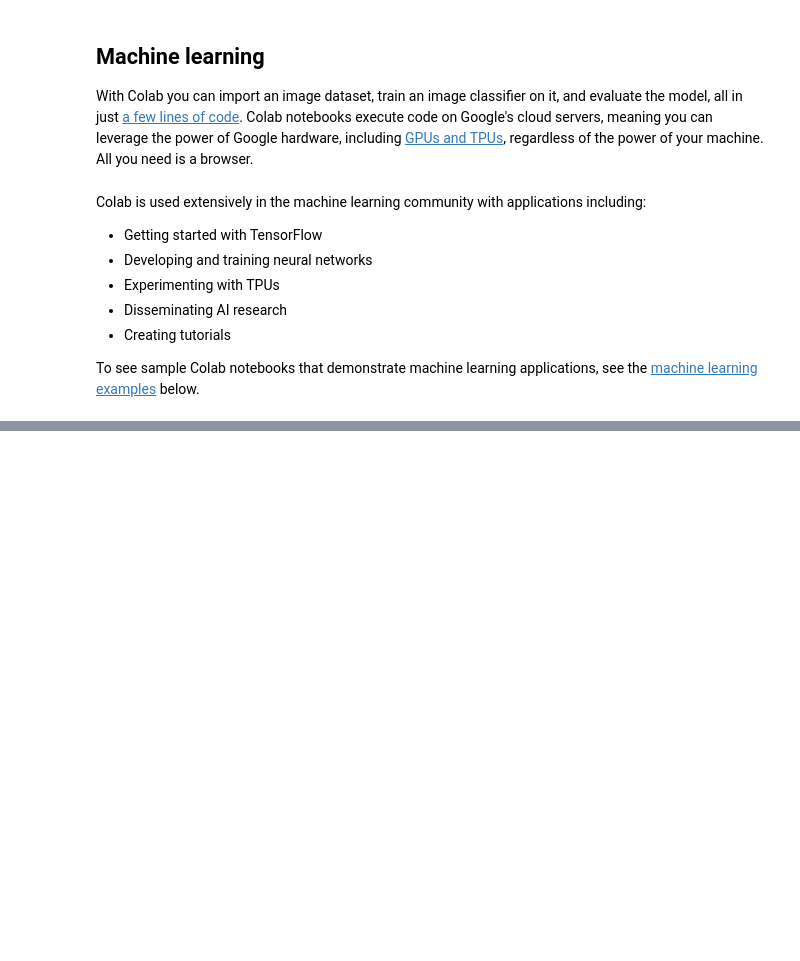
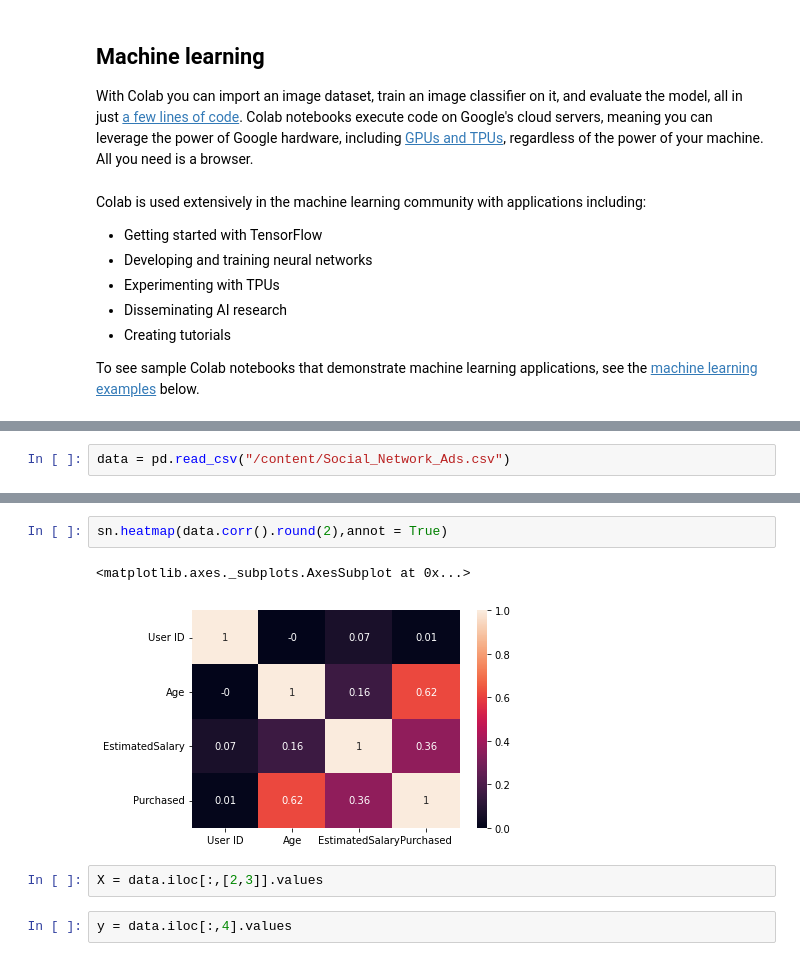
Before and after one commit to Er-Sonu/Sonu, a Jupyter notebook: Welcome_To_Colaboratory.ipynb, the cells around one changed output, grey strips where cells are left out. Drawn from its saved outputs; the diff is of its cells as text; blank space fills up the shorter version.

```diff
--- a/Welcome_To_Colaboratory.ipynb
+++ b/Welcome_To_Colaboratory.ipynb
@@ -176,0 +130,2 @@ array([2, 2, 2, 2, 2])
+# %%
+data = pd.read_csv("/content/Social_Network_Ads.csv")
@@ -176,0 +198,9 @@ array([2, 2, 2, 2, 2])
+# %%
+sn.heatmap(data.corr().round(2),annot = True)
+# %% [output]
+<matplotlib.axes._subplots.AxesSubplot at 0x...>
+[figure, added]
+# %%
+X = data.iloc[:,[2,3]].values
+# %%
+y = data.iloc[:,4].values
```
Also changed, not shown: parts of 56 cells of this notebook.
